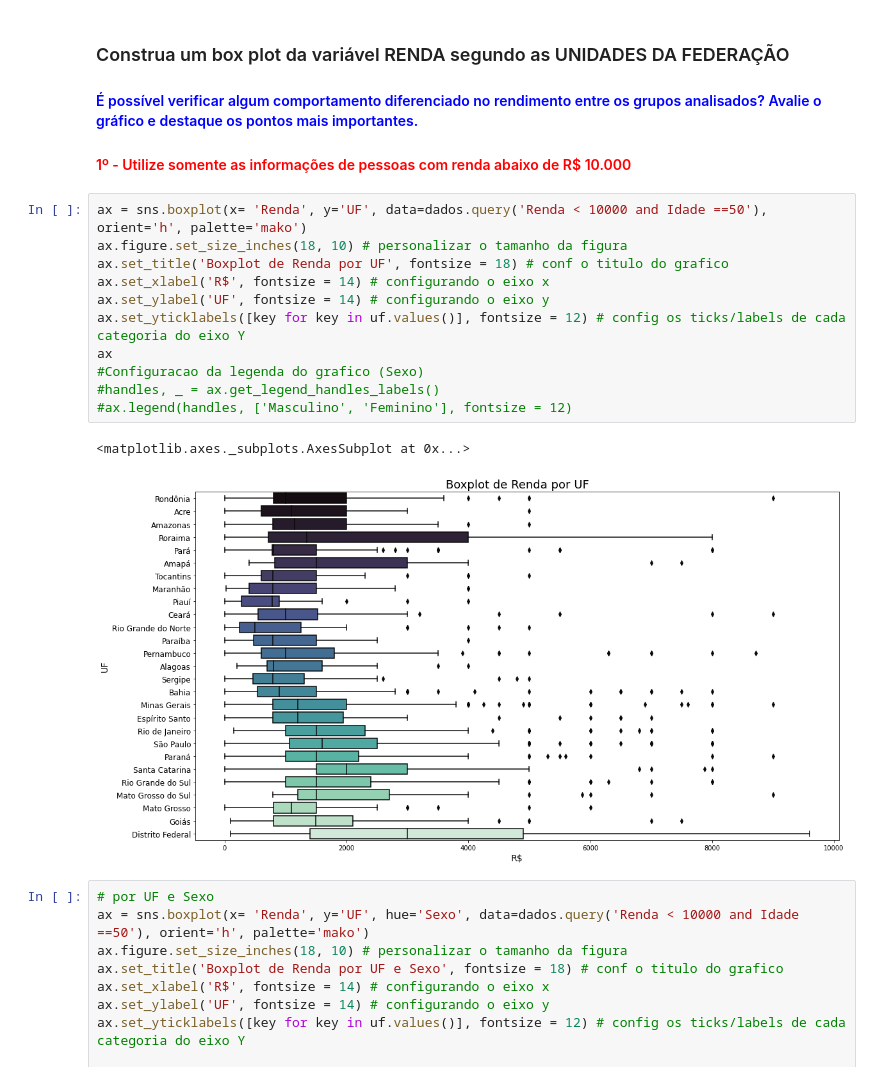
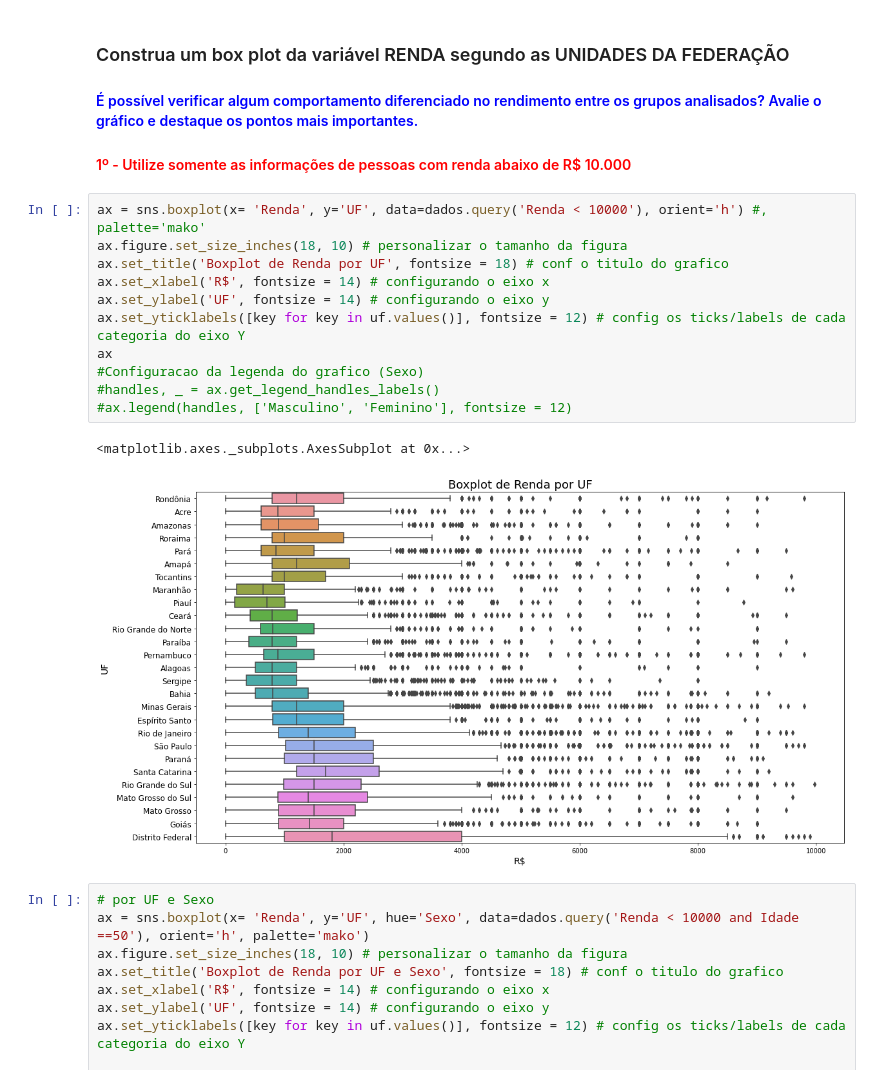
Before and after one commit to ecomunick/python_projects, a Jupyter notebook: statistics1/Análise_Descritiva.ipynb, the cells around one changed output. Cells and saved outputs as stored; diff of their text form.

```diff
--- a/statistics1/Análise_Descritiva.ipynb
+++ b/statistics1/Análise_Descritiva.ipynb
@@ -653,19 +653,19 @@ stats_by_uf.rename(index= uf) # uf minusculo tb vem do dicionario la acima
 #### <font color='blue'>É possível verificar algum comportamento diferenciado no rendimento entre os grupos analisados? Avalie o gráfico e destaque os pontos mais importantes.</font>
 #### <font color='red'>1º - Utilize somente as informações de pessoas com renda abaixo de R$ 10.000</font>
 # %%
-ax = sns.boxplot(x= 'Renda', y='UF', data=dados.query('Renda < 10000 and Idade ==50'), orient='h', palette='mako')
+ax = sns.boxplot(x= 'Renda', y='UF', data=dados.query('Renda < 10000'), orient='h') #, palette='mako'
 ax.figure.set_size_inches(18, 10) # personalizar o tamanho da figura
 ax.set_title('Boxplot de Renda por UF', fontsize = 18) # conf o titulo do grafico
 ax.set_xlabel('R$', fontsize = 14) # configurando o eixo x
 ax.set_ylabel('UF', fontsize = 14) # configurando o eixo y
 ax.set_yticklabels([key for key in uf.values()], fontsize = 12) # config os ticks/labels de cada categoria do eixo Y
 ax
 #Configuracao da legenda do grafico (Sexo)
 #handles, _ = ax.get_legend_handles_labels()
 #ax.legend(handles, ['Masculino', 'Feminino'], fontsize = 12)
 # %% [output]
 <matplotlib.axes._subplots.AxesSubplot at 0x...>
-[figure, old version]
+[figure, new version]
 # %%
 # por UF e Sexo
 ax = sns.boxplot(x= 'Renda', y='UF', hue='Sexo', data=dados.query('Renda < 10000 and Idade ==50'), orient='h', palette='mako')
```
